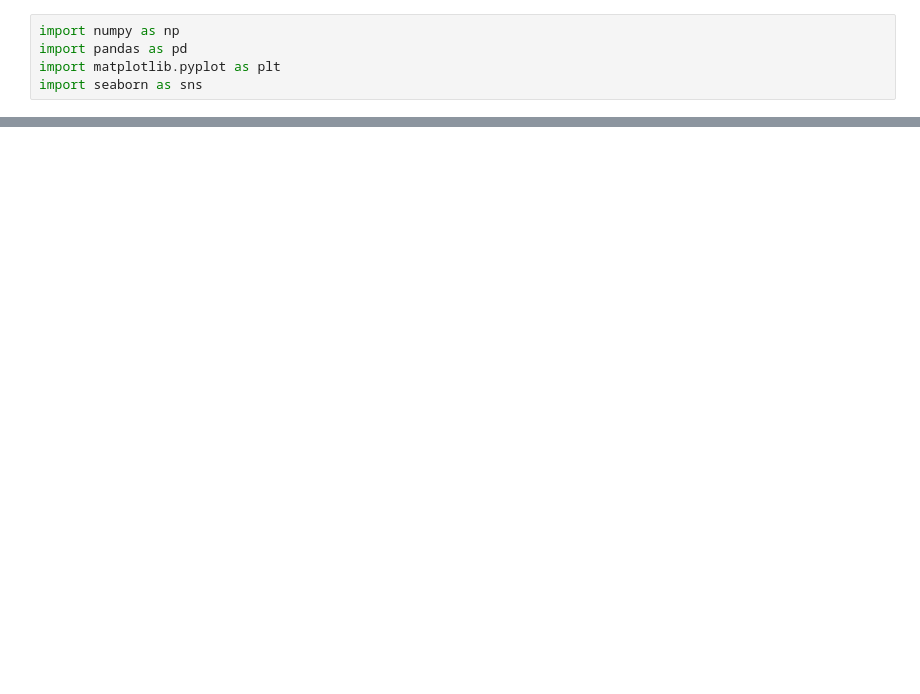
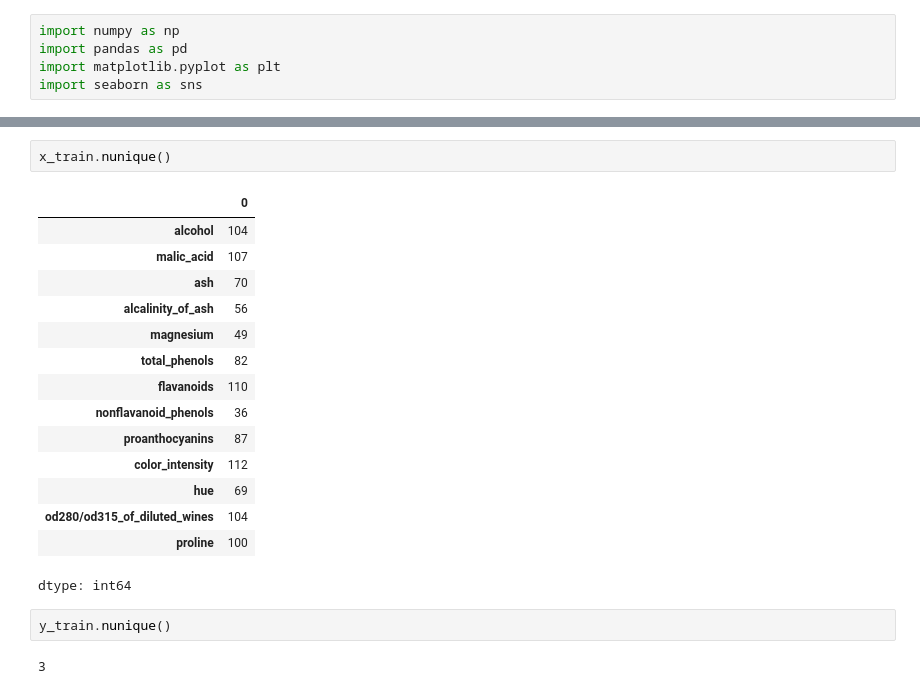
Before and after one commit to gh-nafiz-mahmud/Phitron_AI_ML_Batch_02, a Jupyter notebook: Machine learning/Week-04/Module-16/knn_algo.ipynb, the cells around one changed output, grey strips where cells are left out. Drawn from its saved outputs; the diff is of its cells as text; blank space fills up the shorter version.

```diff
--- a/Machine learning/Week-04/Module-16/knn_algo.ipynb
+++ b/Machine learning/Week-04/Module-16/knn_algo.ipynb
@@ -26,0 +75,22 @@ df.sample(10)
+# %%
+x_train.nunique()
+# %% [output]
+|  | 0 |
+| alcohol | 104 |
+| malic_acid | 107 |
+| ash | 70 |
+| alcalinity_of_ash | 56 |
+| magnesium | 49 |
+| total_phenols | 82 |
+| flavanoids | 110 |
+| nonflavanoid_phenols | 36 |
+| proanthocyanins | 87 |
+| color_intensity | 112 |
+| hue | 69 |
+| od280/od315_of_diluted_wines | 104 |
+| proline | 100 |
+dtype: int64
+# %%
+y_train.nunique()
+# %% [output]
+3
```
Also changed, not shown: parts of 10 cells of this notebook.
